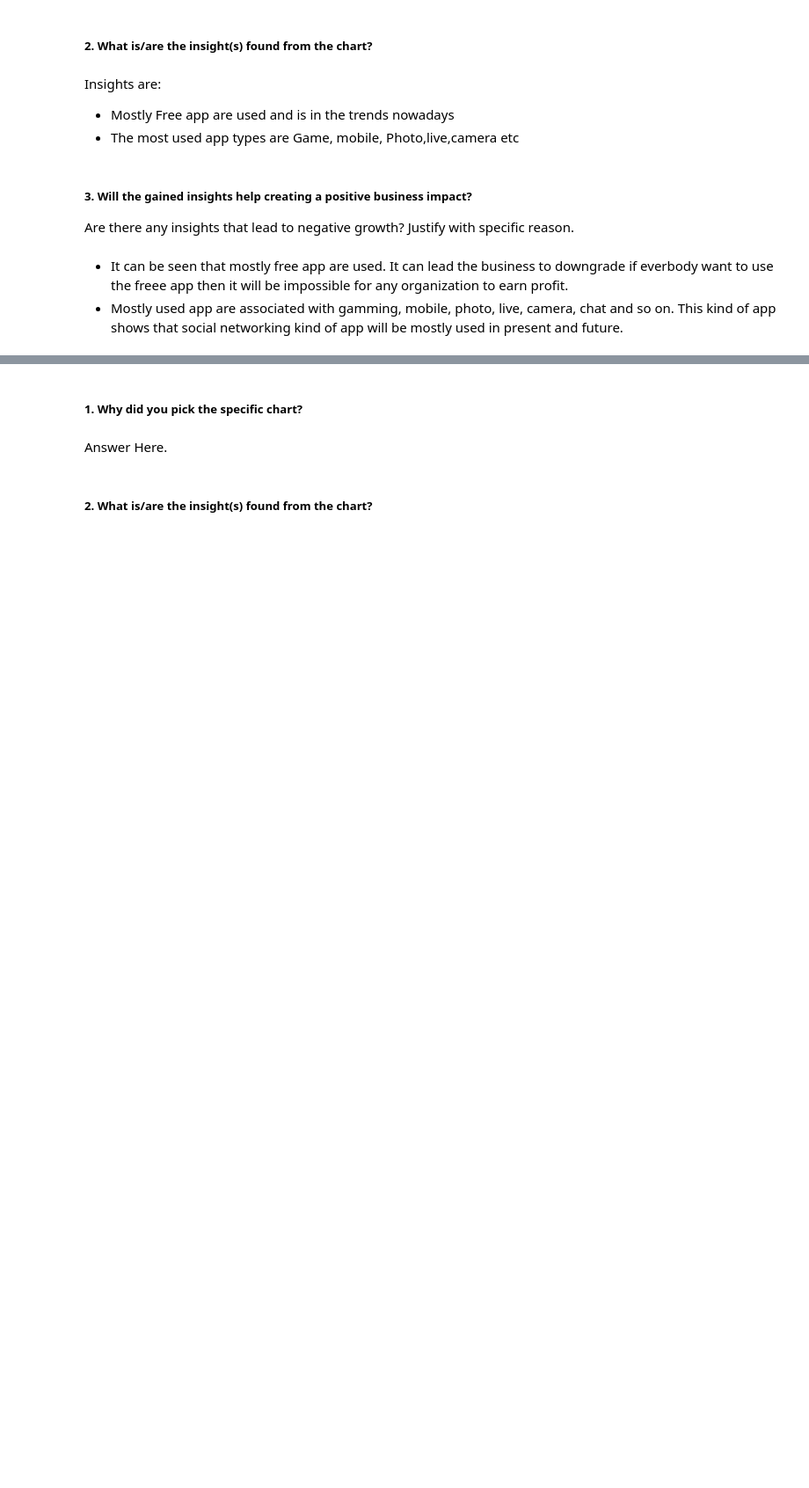
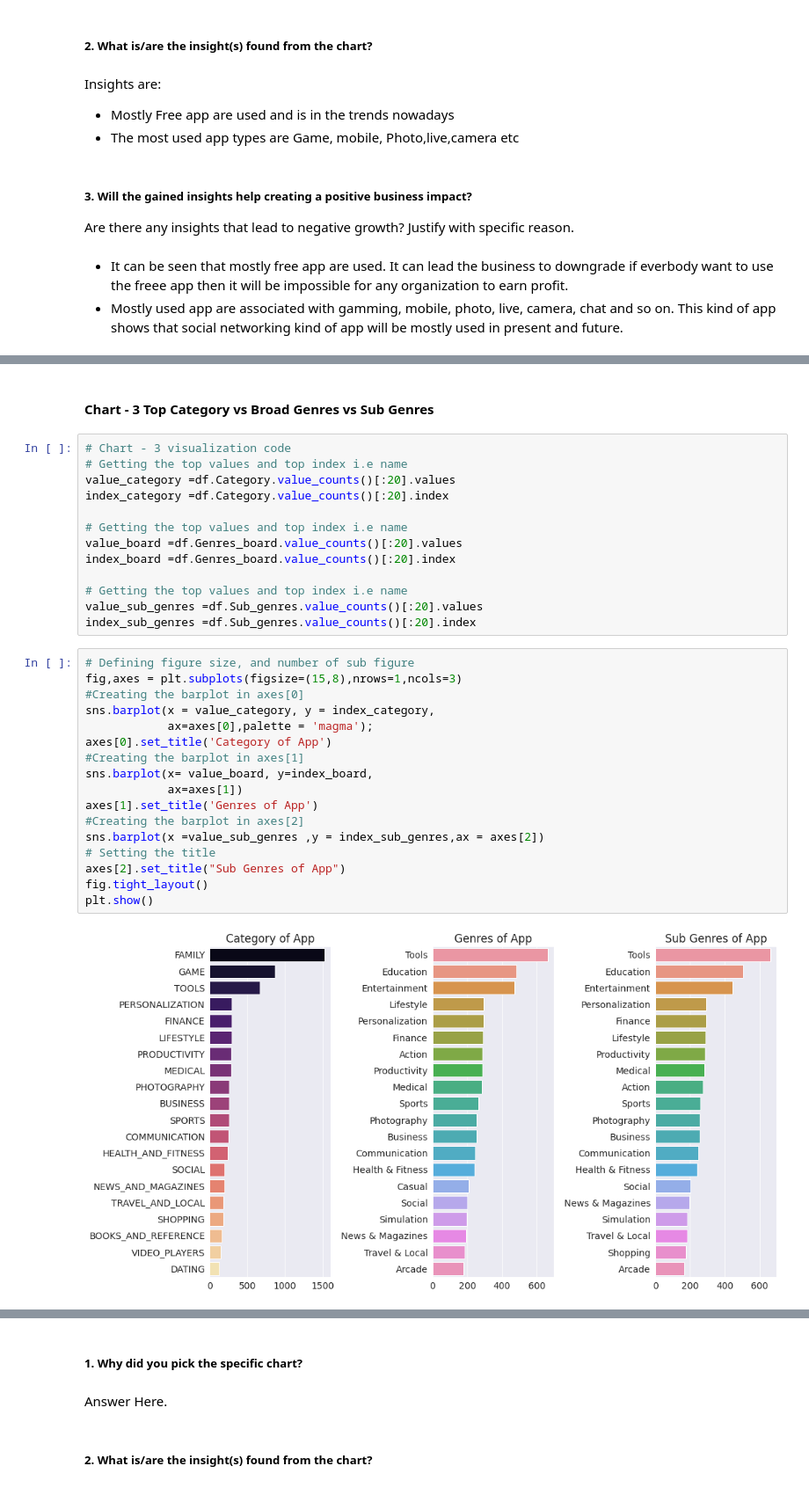
Before and after one commit to maxashoka3/EDA---Play-Store-App, a Jupyter notebook: EDA_on_Play_Store_App_Review.ipynb, the cells around one changed output, grey strips where cells are left out. Shown at 88% size. Cells and saved outputs as stored; diff of their text form; blank space fills up the shorter version.

```diff
--- a/EDA_on_Play_Store_App_Review.ipynb
+++ b/EDA_on_Play_Store_App_Review.ipynb
@@ -890,0 +1096,34 @@ Are there any insights that lead to negative growth? Justify with specific reaso
+# %% [markdown]
+#### Chart - 3 Top Category vs Broad Genres vs Sub Genres
+# %%
+# Chart - 3 visualization code
+# Getting the top values and top index i.e name
+value_category =df.Category.value_counts()[:20].values
+index_category =df.Category.value_counts()[:20].index
+
+# Getting the top values and top index i.e name
+value_board =df.Genres_board.value_counts()[:20].values
+index_board =df.Genres_board.value_counts()[:20].index
+
+# Getting the top values and top index i.e name
+value_sub_genres =df.Sub_genres.value_counts()[:20].values
+index_sub_genres =df.Sub_genres.value_counts()[:20].index
+# %%
+# Defining figure size, and number of sub figure
+fig,axes = plt.subplots(figsize=(15,8),nrows=1,ncols=3)
+#Creating the barplot in axes[0]
+sns.barplot(x = value_category, y = index_category,
+            ax=axes[0],palette = 'magma');
+axes[0].set_title('Category of App')
+#Creating the barplot in axes[1]
+sns.barplot(x= value_board, y=index_board,
+            ax=axes[1])
+axes[1].set_title('Genres of App')
+#Creating the barplot in axes[2]
+sns.barplot(x =value_sub_genres ,y = index_sub_genres,ax = axes[2])
+# Setting the title
+axes[2].set_title("Sub Genres of App")
+fig.tight_layout()
+plt.show()
+# %% [output]
+[figure, added]
```
Also changed, not shown: parts of 89 cells of this notebook.
